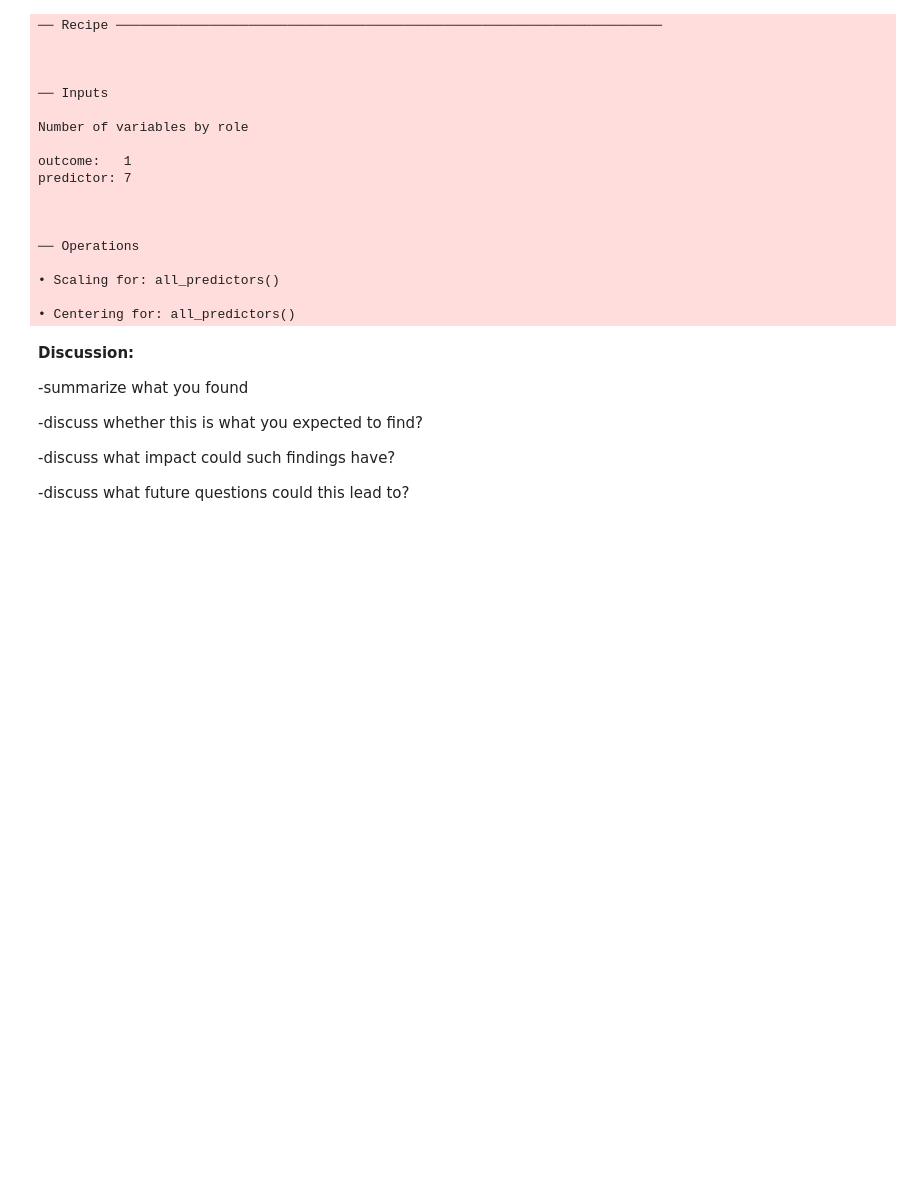
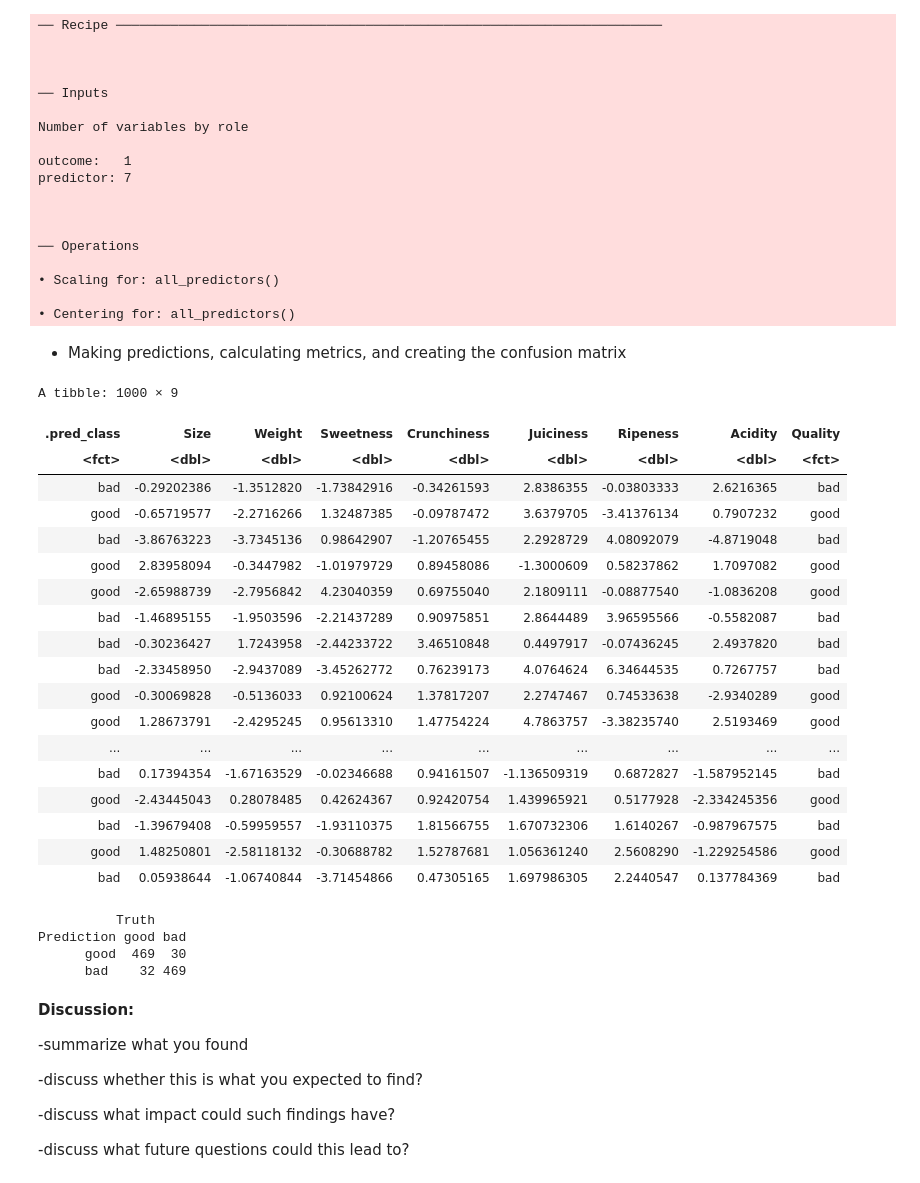
Before and after one commit to Dana-Te/DSCI100-Group-41, a Jupyter notebook: Group_Project_Report.ipynb, the cells around one changed output. Drawn from its saved outputs; the diff is of its cells as text; code cells hidden in the pictures; blank space fills up the shorter version.

Commit message:
Added test predictions, metrics and matrix

```diff
--- a/Group_Project_Report.ipynb
+++ b/Group_Project_Report.ipynb
@@ -205,6 +205,41 @@ predictor: 7
 • Scaling for: all_predictors()
 
 • Centering for: all_predictors()
+# %% [markdown]
+- Making predictions, calculating metrics, and creating the confusion matrix
+# %%
+set.seed(93223)
+apple_test_predictions<- predict(apple_fit, apple_test) |>
+       bind_cols(apple_test)
+apple_test_predictions
+
+apple_mat<- apple_test_predictions |>
+       conf_mat(truth = Quality, estimate = .pred_class)
+apple_mat
+# %% [output]
+A tibble: 1000 × 9
+| .pred_class | Size | Weight | Sweetness | Crunchiness | Juiciness | Ripeness | Acidity | Quality |
+| <fct> | <dbl> | <dbl> | <dbl> | <dbl> | <dbl> | <dbl> | <dbl> | <fct> |
+| bad | -0.29202386 | -1.3512820 | -1.73842916 | -0.34261593 | 2.8386355 | -0.03803333 | 2.6216365 | bad |
+| good | -0.65719577 | -2.2716266 | 1.32487385 | -0.09787472 | 3.6379705 | -3.41376134 | 0.7907232 | good |
+| bad | -3.86763223 | -3.7345136 | 0.98642907 | -1.20765455 | 2.2928729 | 4.08092079 | -4.8719048 | bad |
+| good | 2.83958094 | -0.3447982 | -1.01979729 | 0.89458086 | -1.3000609 | 0.58237862 | 1.7097082 | good |
+| good | -2.65988739 | -2.7956842 | 4.23040359 | 0.69755040 | 2.1809111 | -0.08877540 | -1.0836208 | good |
+| bad | -1.46895155 | -1.9503596 | -2.21437289 | 0.90975851 | 2.8644489 | 3.96595566 | -0.5582087 | bad |
+| bad | -0.30236427 | 1.7243958 | -2.44233722 | 3.46510848 | 0.4497917 | -0.07436245 | 2.4937820 | bad |
+| bad | -2.33458950 | -2.9437089 | -3.45262772 | 0.76239173 | 4.0764624 | 6.34644535 | 0.7267757 | bad |
+| good | -0.30069828 | -0.5136033 | 0.92100624 | 1.37817207 | 2.2747467 | 0.74533638 | -2.9340289 | good |
+| good | 1.28673791 | -2.4295245 | 0.95613310 | 1.47754224 | 4.7863757 | -3.38235740 | 2.5193469 | good |
+| ... | ... | ... | ... | ... | ... | ... | ... | ... |
+| bad | 0.17394354 | -1.67163529 | -0.02346688 | 0.94161507 | -1.136509319 | 0.6872827 | -1.587952145 | bad |
+| good | -2.43445043 | 0.28078485 | 0.42624367 | 0.92420754 | 1.439965921 | 0.5177928 | -2.334245356 | good |
+| bad | -1.39679408 | -0.59959557 | -1.93110375 | 1.81566755 | 1.670732306 | 1.6140267 | -0.987967575 | bad |
+| good | 1.48250801 | -2.58118132 | -0.30688782 | 1.52787681 | 1.056361240 | 2.5608290 | -1.229254586 | good |
+| bad | 0.05938644 | -1.06740844 | -3.71454866 | 0.47305165 | 1.697986305 | 2.2440547 | 0.137784369 | bad |
+          Truth
+Prediction good bad
+      good  469  30
+      bad    32 469
 # %% [markdown]
 **Discussion:**
 
```
